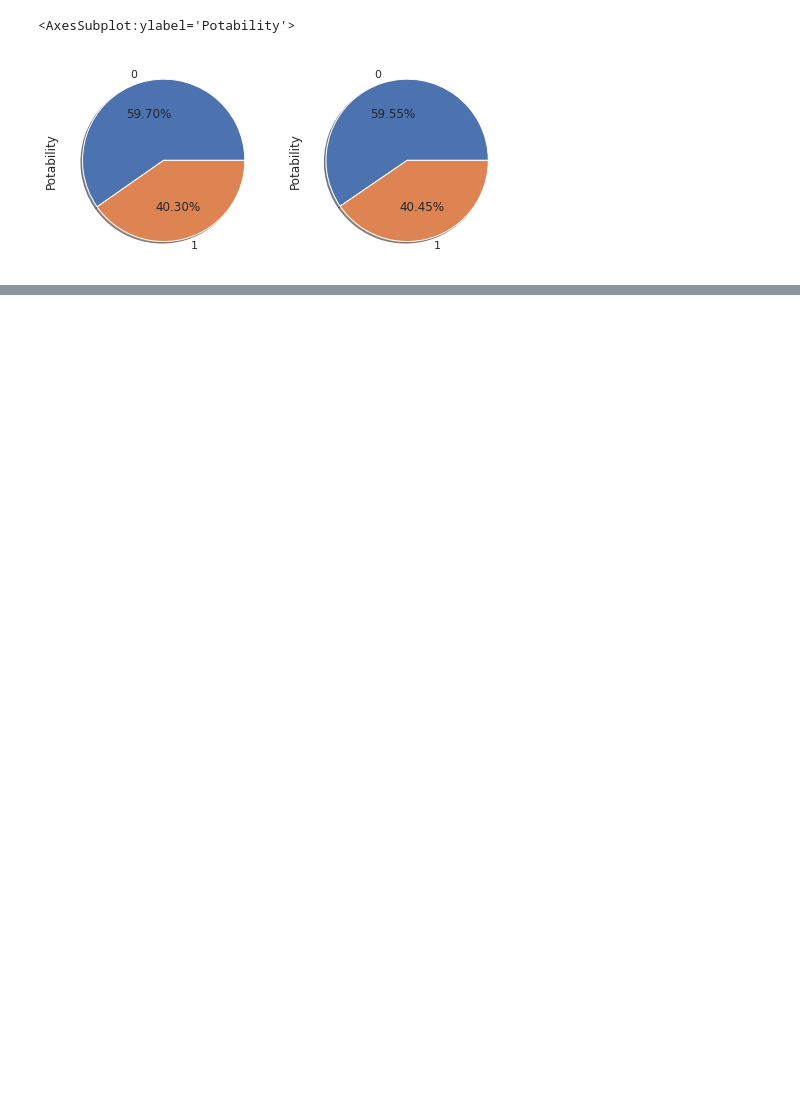
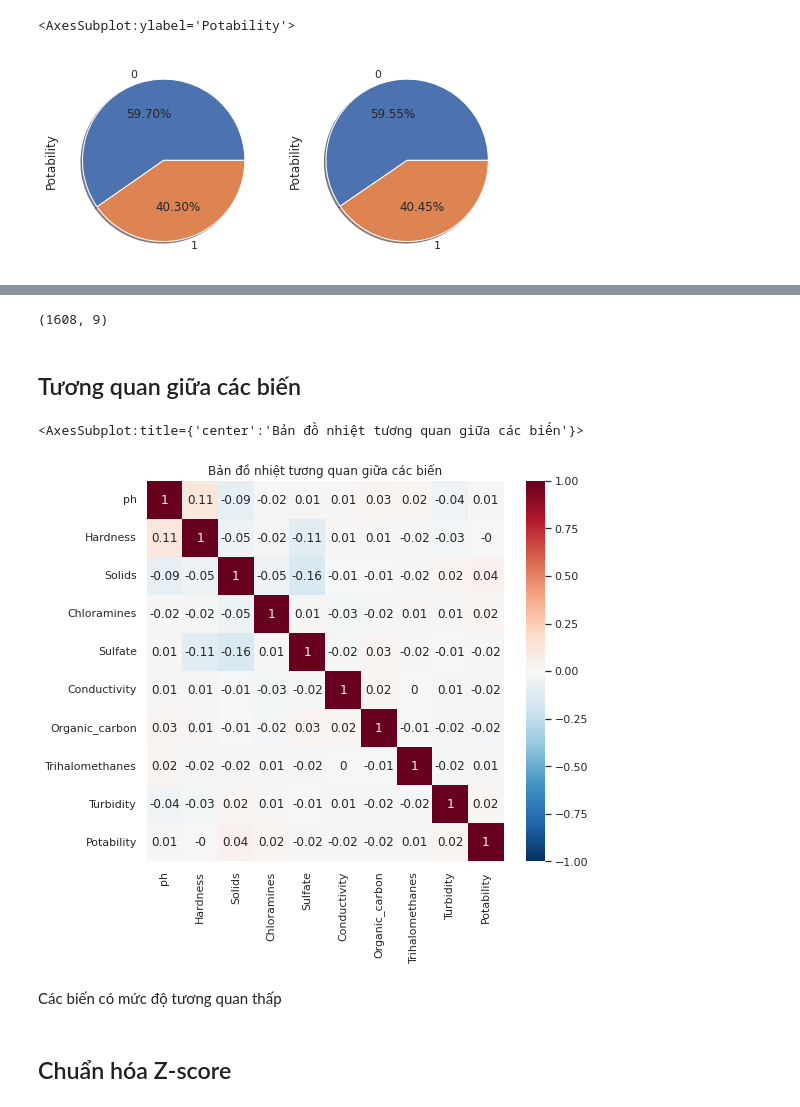
Before and after one commit to phuocleoceo/water-potability, a Jupyter notebook: code.ipynb, the cells around one changed output, grey strips where cells are left out. Drawn from its saved outputs; the diff is of its cells as text; code cells hidden in the pictures; blank space fills up the shorter version.

```diff
--- a/code.ipynb
+++ b/code.ipynb
@@ -83,0 +108,18 @@ Y_test_percent.plot.pie(figsize=(8, 8), shadow=True, autopct='%1.2f%%')
+# %%
+X_train_outlier = Remove_Outlier(X_train)
+X_train_outlier.shape
+# %% [output]
+(1608, 9)
+# %% [markdown]
+## Tương quan giữa các biến
+# %%
+plt.figure(figsize=(8, 7))
+plt.title("Bản đồ nhiệt tương quan giữa các biến")
+sns.heatmap(dataset.corr().round(2), data=dataset, annot=True, vmin=-1.0, vmax=1.0, center=0, cmap='RdBu_r')
+# %% [output]
+<AxesSubplot:title={'center':'Bản đồ nhiệt tương quan giữa các biến'}>
+[figure, added]
+# %% [markdown]
+Các biến có mức độ tương quan thấp
+# %% [markdown]
+## Chuẩn hóa Z-score
```
Also changed, not shown: parts of 13 cells of this notebook.
